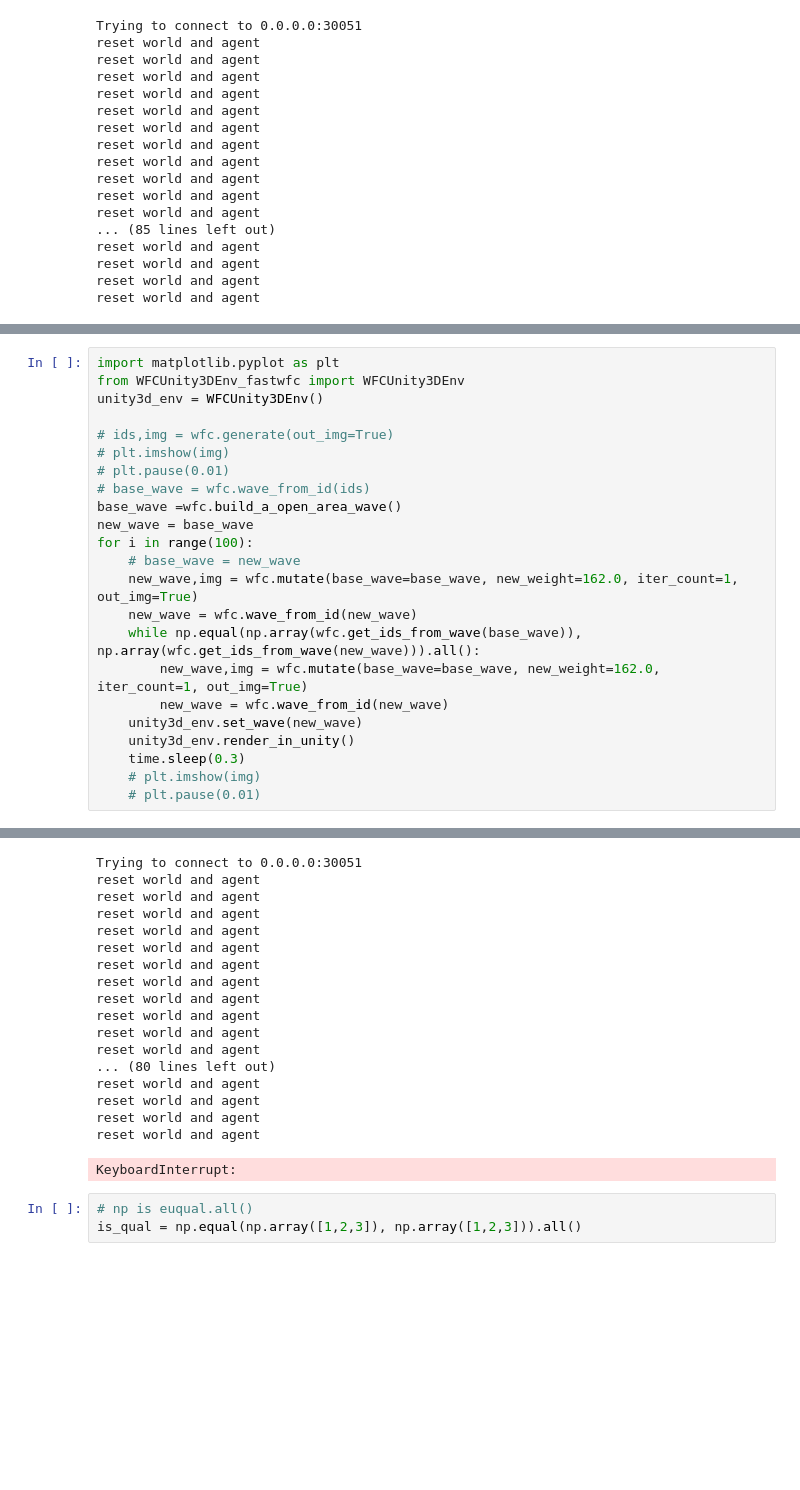
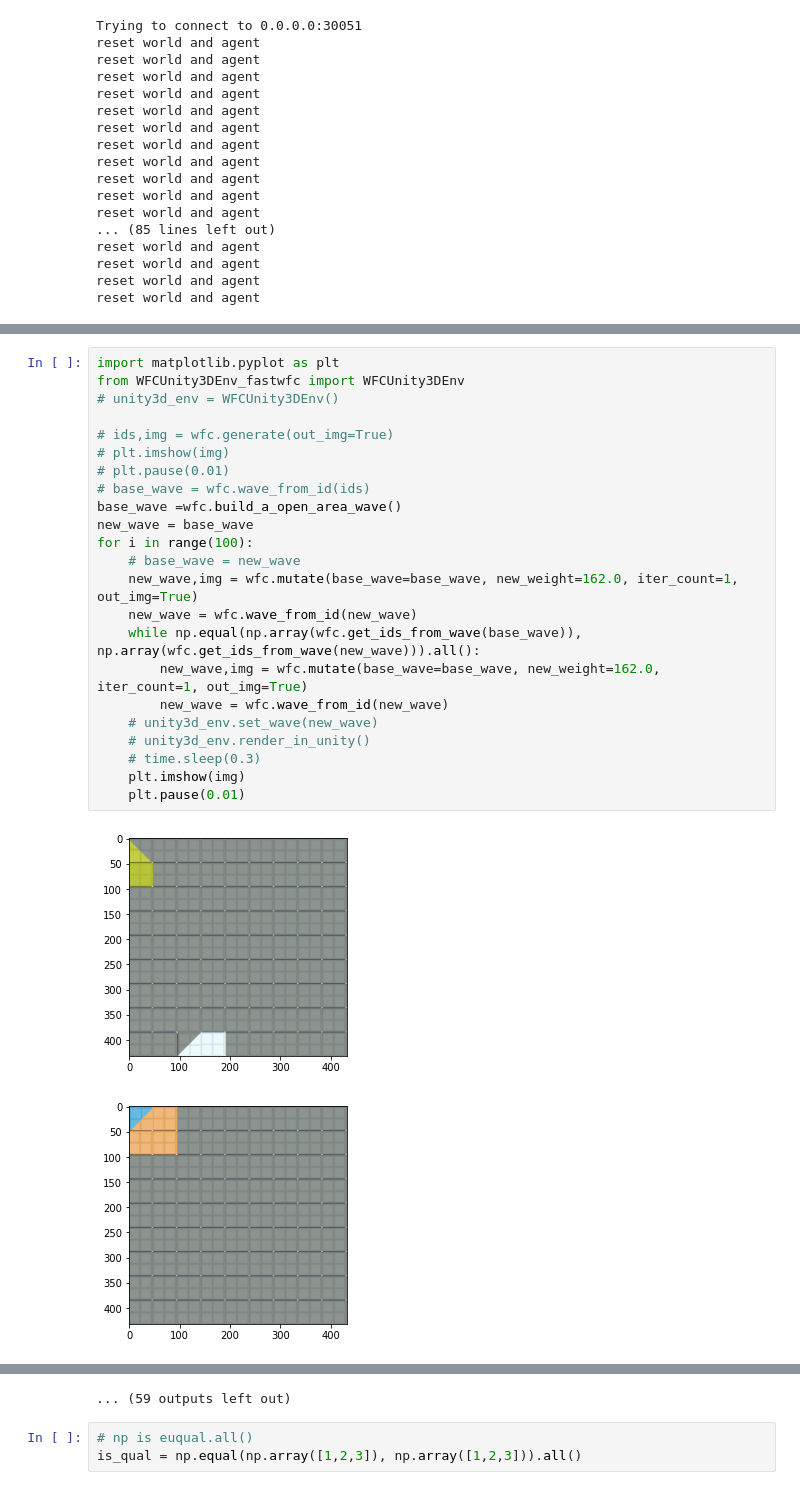
Before and after one commit to aod321/wfc_unity2, a Jupyter notebook: plot_30_mutation_dot_figure.ipynb, the cells around one changed output, grey strips where cells are left out. Saved outputs shown, nothing was run; the diff lists cells and outputs as text; blank space fills up the shorter version.

```diff
--- a/plot_30_mutation_dot_figure.ipynb
+++ b/plot_30_mutation_dot_figure.ipynb
@@ -187,24 +187,26 @@ plt.pause(0.01)
 # %%
 import matplotlib.pyplot as plt
 from WFCUnity3DEnv_fastwfc import WFCUnity3DEnv
-unity3d_env = WFCUnity3DEnv()
+# unity3d_env = WFCUnity3DEnv()
 
 # ids,img = wfc.generate(out_img=True)
 # plt.imshow(img)
 # plt.pause(0.01)
 # base_wave = wfc.wave_from_id(ids)
 base_wave =wfc.build_a_open_area_wave()
 new_wave = base_wave
 for i in range(100):
     # base_wave = new_wave
     new_wave,img = wfc.mutate(base_wave=base_wave, new_weight=162.0, iter_count=1, out_img=True)
     new_wave = wfc.wave_from_id(new_wave)
     while np.equal(np.array(wfc.get_ids_from_wave(base_wave)), np.array(wfc.get_ids_from_wave(new_wave))).all():
         new_wave,img = wfc.mutate(base_wave=base_wave, new_weight=162.0, iter_count=1, out_img=True)
         new_wave = wfc.wave_from_id(new_wave)
-    unity3d_env.set_wave(new_wave)
-    unity3d_env.render_in_unity()
-    time.sleep(0.3)
-    # plt.imshow(img)
-    # plt.pause(0.01)
+    # unity3d_env.set_wave(new_wave)
+    # unity3d_env.render_in_unity()
+    # time.sleep(0.3)
+    plt.imshow(img)
+    plt.pause(0.01)
 # %% [output]
+[figure, added]
+[figure, added]
@@ -211,21 +223,4 @@ for i in range(100):
-Trying to connect to 0.0.0.0:30051
-reset world and agent
-reset world and agent
-reset world and agent
-reset world and agent
-reset world and agent
-reset world and agent
-reset world and agent
-reset world and agent
-reset world and agent
-reset world and agent
-reset world and agent
-... (80 lines left out)
-reset world and agent
-reset world and agent
-reset world and agent
-reset world and agent
+... (59 outputs left out)
-KeyboardInterrupt:
 # %%
 # np is euqual.all()
 is_qual = np.equal(np.array([1,2,3]), np.array([1,2,3])).all()
```
Also changed, not shown: parts of 2 cells of this notebook, 2 other files.
